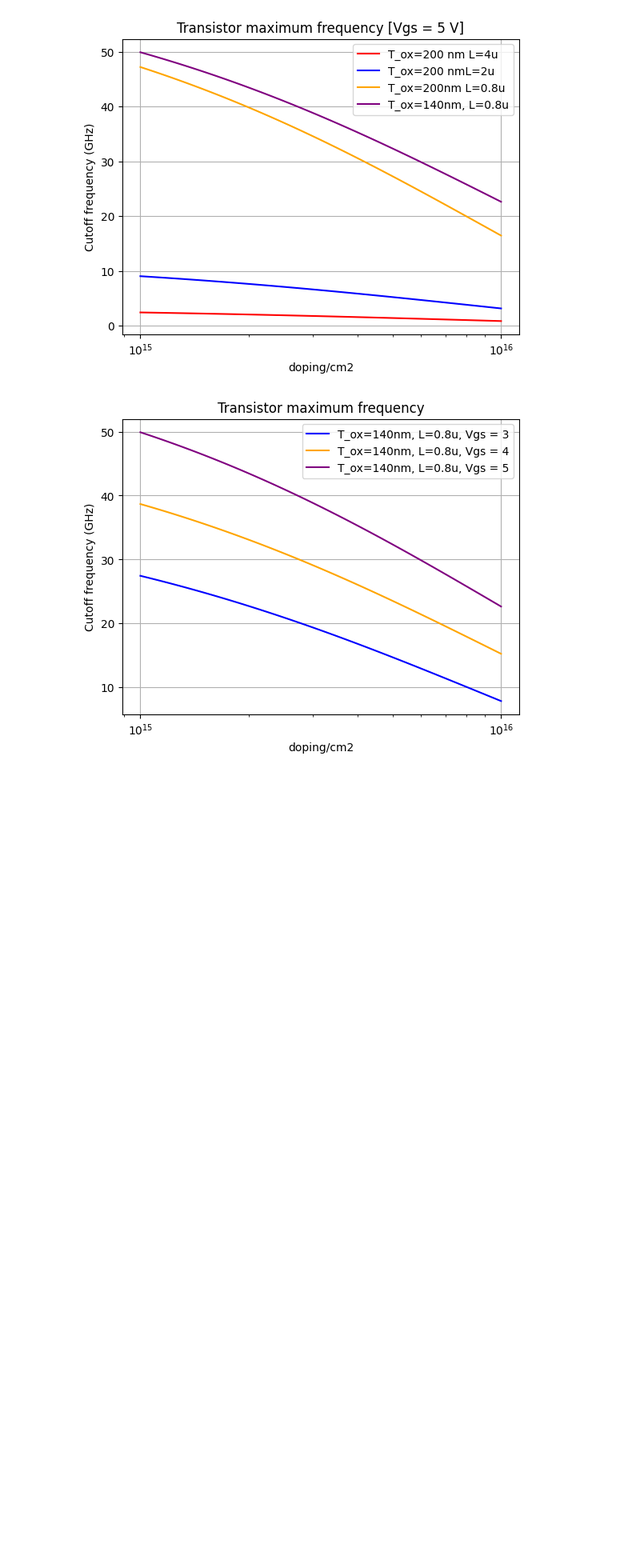
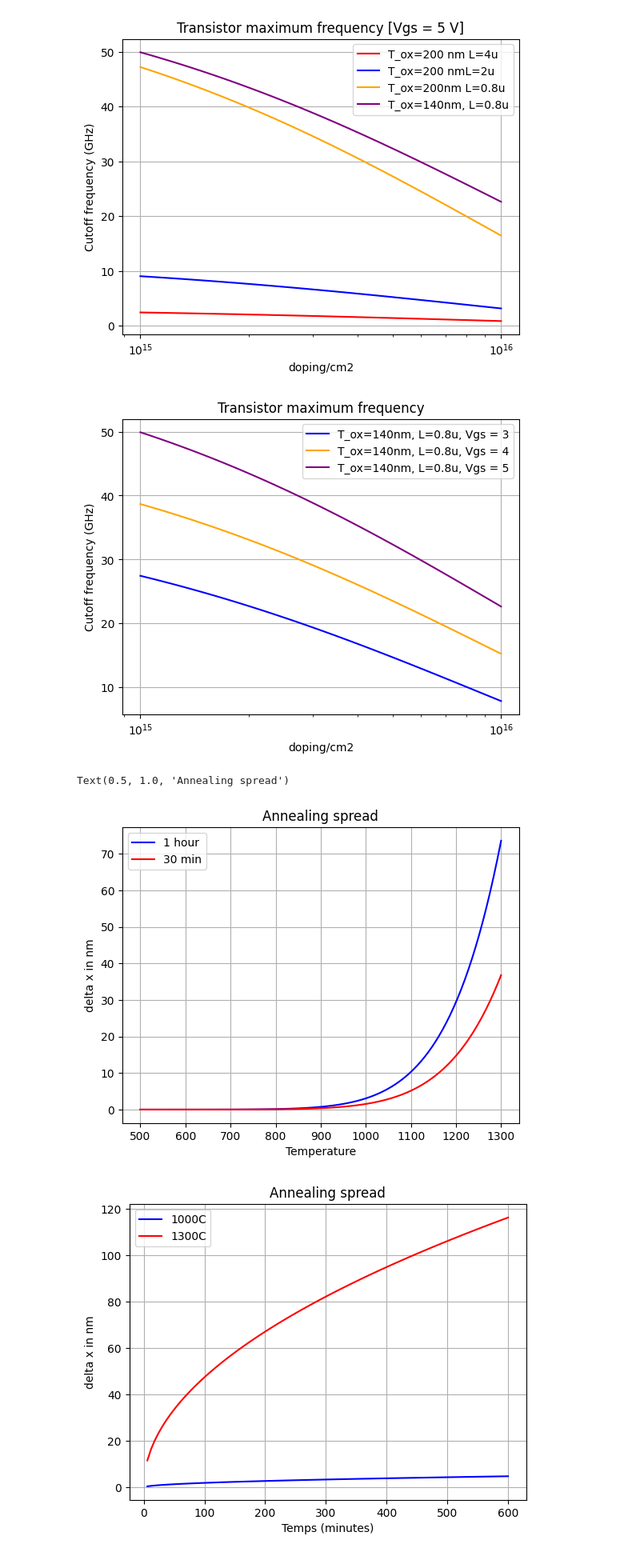
Before and after one commit to pars97/TransistorModel, a Jupyter notebook: TransistorModel_AMF.ipynb, the cells around one changed output. Shown at 80% size. Drawn from its saved outputs; the diff is of its cells as text; code cells hidden in the pictures; blank space fills up the shorter version.

Commit message:
Thermal annealing

```diff
--- a/TransistorModel_AMF.ipynb
+++ b/TransistorModel_AMF.ipynb
@@ -628,3 +628,75 @@ plt.title('Transistor maximum frequency')
 Text(0.5, 1.0, 'Transistor maximum frequency')
 [figure]
 [figure]
+# %%
+import numpy as np
+# Constants
+D0 = 1e-3  # Pre-exponential factor for phosphorus in silicon (cm^2/s)
+Ea = 3.66  # Activation energy (eV)
+kB = 8.617e-5  # Boltzmann constant (eV/K)
+T_C =  np.linspace(500,1300,100) # Temperature in Celsius
+T_K = T_C + 273.15  # Convert to Kelvin
+t = 4 * 3600  # Time in seconds (1 hour)
+
+# Calculate diffusion coefficient (D)
+D = D0 * np.exp(-Ea / (kB * T_K))
+
+# Calculate spread (Δx)
+delta_x = np.sqrt(2 * D * t)/1e2  # Spread in m
+
+
+# Calculate spread (Δx)
+t2 = 1*3600
+delta_x2 = np.sqrt(2 * D * t2)/1e2  # Spread in m
+
+
+f1 = plt.figure()
+plt.plot(T_C, delta_x/1e-9, 'b-', label='1 hour')
+plt.plot(T_C, delta_x2/1e-9, 'r-', label='30 min')
+
+plt.grid()
+plt.xlabel('Temperature')
+plt.ylabel('delta x in nm')
+#plt.xscale('log')
+#plt.yscale('log')
+#plt.axvline(x=doping_channel[closest_index], ymin=0, ymax=10, color='g', linestyle=':', linewidth=2)
+#plt.axhline(y=1.8, color='g', linestyle=':', linewidth=2, label = 'pmos Vt paper (1.8 V)')
+plt.legend(loc='best')
+plt.title('Annealing spread')
+
+
+T_C =  1000 # Temperature in Celsius
+T_K = T_C + 273.15  # Convert to Kelvin
+t = np.linspace(0.1,10,100) * 3600  # Time in seconds (1 hour)
+
+# Calculate diffusion coefficient (D)
+D = D0 * np.exp(-Ea / (kB * T_K))
+
+# Calculate spread (Δx)
+delta_x = np.sqrt(2 * D * t)/1e2  # Spread in m
+
+
+
+# Calculate spread (Δx)
+# Calculate diffusion coefficient (D)
+T_K2 = 1300+273.15
+D2 = D0 * np.exp(-Ea / (kB * T_K2))
+delta_x2 = np.sqrt(2 * D2 * t)/1e2  # Spread in m
+
+f1 = plt.figure()
+plt.plot(t/60, delta_x/1e-9, 'b-', label='1000C')
+plt.plot(t/60, delta_x2/1e-9, 'r-', label='1300C')
+
+plt.grid()
+plt.xlabel('Temps (minutes)')
+plt.ylabel('delta x in nm')
+#plt.xscale('log')
+#plt.yscale('log')
+#plt.axvline(x=doping_channel[closest_index], ymin=0, ymax=10, color='g', linestyle=':', linewidth=2)
+#plt.axhline(y=1.8, color='g', linestyle=':', linewidth=2, label = 'pmos Vt paper (1.8 V)')
+plt.legend(loc='best')
+plt.title('Annealing spread')
+# %% [output]
+Text(0.5, 1.0, 'Annealing spread')
+[figure, added]
+[figure, added]
```
